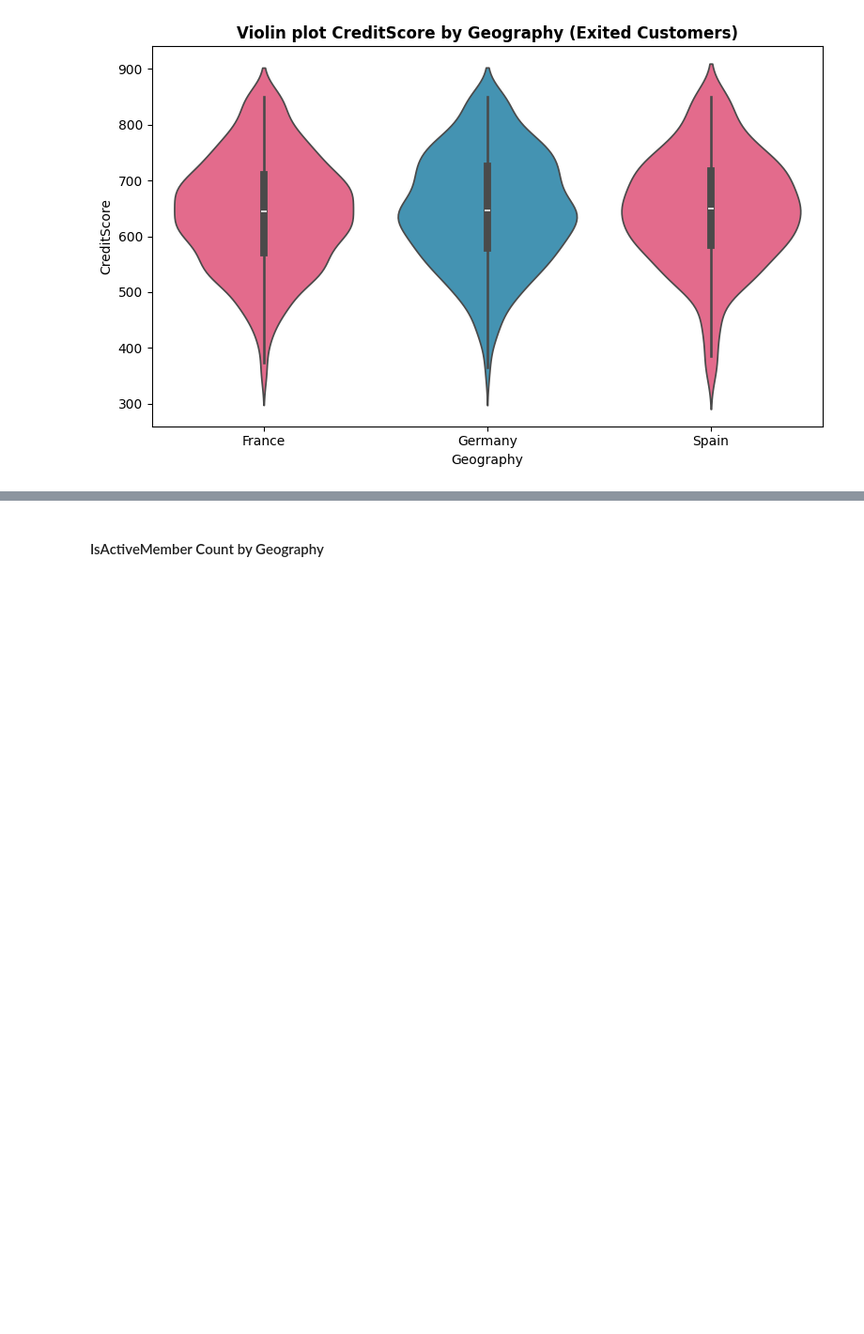
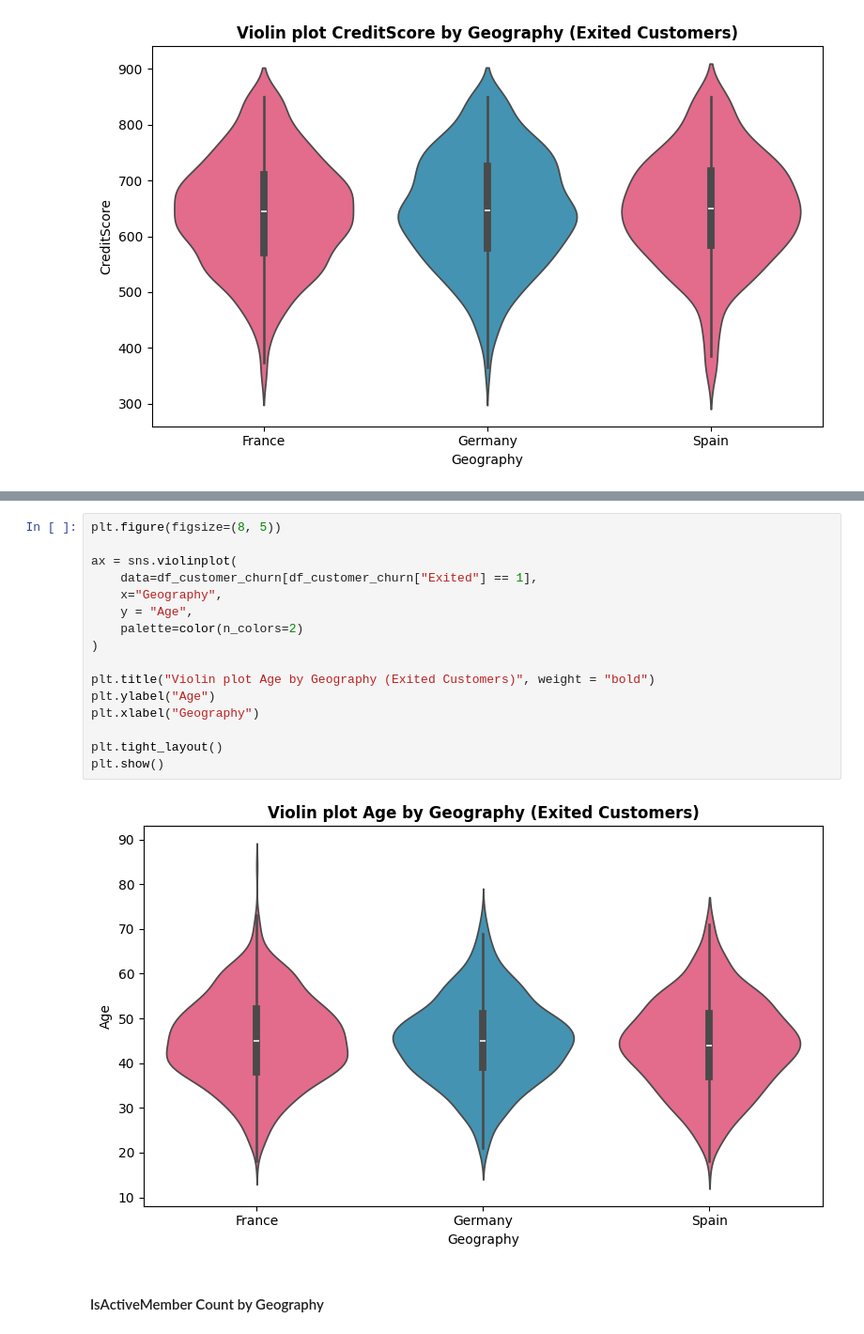
Before and after one commit to daominhthuan42/mindx-data-analytics-bootcamp, a Jupyter notebook: 01_MODULE_2/FINAL_PROJECT/Customer_churn.ipynb, the cells around one changed output, grey strips where cells are left out. Shown at 94% size. Saved outputs shown, nothing was run; the diff lists cells and outputs as text; blank space fills up the shorter version.

```diff
--- a/01_MODULE_2/FINAL_PROJECT/Customer_churn.ipynb
+++ b/01_MODULE_2/FINAL_PROJECT/Customer_churn.ipynb
@@ -2036,3 +1939,21 @@ plt.show()
+# %%
+plt.figure(figsize=(8, 5))
+
+ax = sns.violinplot(
+    data=df_customer_churn[df_customer_churn["Exited"] == 1],
+    x="Geography",
+    y = "Age",
+    palette=color(n_colors=2)
+)
+
+plt.title("Violin plot Age by Geography (Exited Customers)", weight = "bold")
+plt.ylabel("Age")
+plt.xlabel("Geography")
+
+plt.tight_layout()
+plt.show()
+# %% [output]
+[figure, added]
 # %% [markdown]
 #### IsActiveMember Count by Geography
 # %%
```
Also changed, not shown: parts of 117 cells of this notebook, 8 other files.
